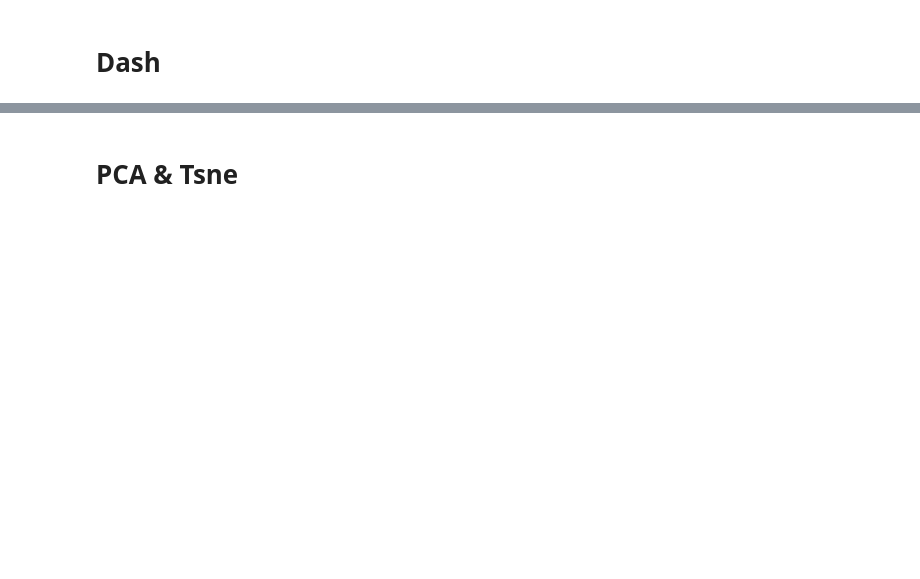
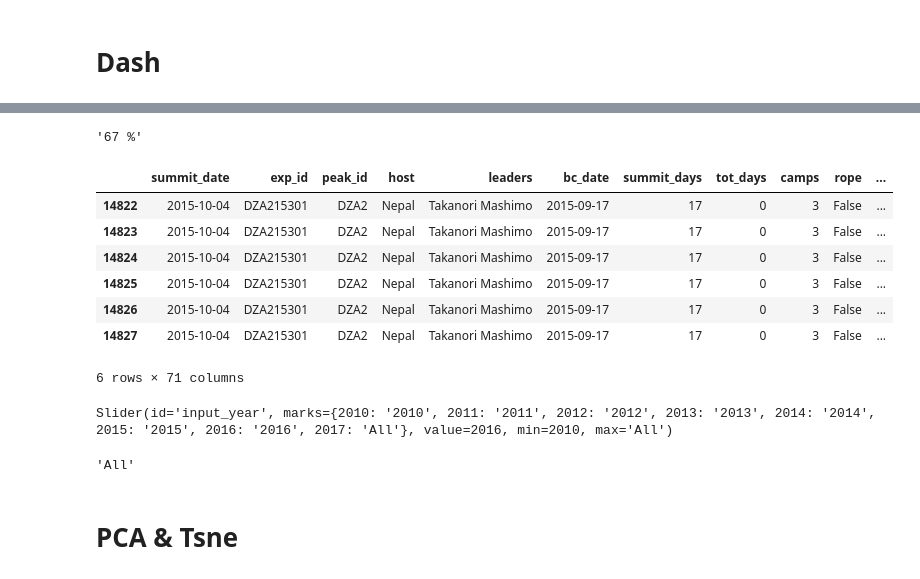
Before and after one commit to JeremyDel/himalaya-project, a Jupyter notebook: himalaya-project/kyril.ipynb, the cells around one changed output, grey strips where cells are left out. Drawn from its saved outputs; the diff is of its cells as text; code cells hidden in the pictures; blank space fills up the shorter version.

```diff
--- a/himalaya-project/kyril.ipynb
+++ b/himalaya-project/kyril.ipynb
@@ -925,3 +723,76 @@ app.run_server("inline",port=8060)
+# %%
+if season=='All':
+    season = ''
+
+dff = df[(df.peak_name==peak)\
+         &(df.year == int(year))\
+         &(df.season.str.contains(season))]
+
+alt = int(df.loc[df.peak_name==peak, 'peak_height'].mean())
+climb = dff.shape[0]
+if climb == 0:
+    rate = 0
+else:
+    rate = round(len(dff[dff['summit_success']==True])/climb*100)
+rate = f'{rate} %'
+
+rate
+# %% [output]
+'67 %'
+# %%
+df[df['peak_name']=='Dzanye II']
+# %% [output]
+|  | summit_date | exp_id | peak_id | host | leaders | bc_date | summit_days | tot_days | camps | rope | ... |
+| 14822 | 2015-10-04 | DZA215301 | DZA2 | Nepal | Takanori Mashimo | 2015-09-17 | 17 | 0 | 3 | False | ... |
+| 14823 | 2015-10-04 | DZA215301 | DZA2 | Nepal | Takanori Mashimo | 2015-09-17 | 17 | 0 | 3 | False | ... |
+| 14824 | 2015-10-04 | DZA215301 | DZA2 | Nepal | Takanori Mashimo | 2015-09-17 | 17 | 0 | 3 | False | ... |
+| 14825 | 2015-10-04 | DZA215301 | DZA2 | Nepal | Takanori Mashimo | 2015-09-17 | 17 | 0 | 3 | False | ... |
+| 14826 | 2015-10-04 | DZA215301 | DZA2 | Nepal | Takanori Mashimo | 2015-09-17 | 17 | 0 | 3 | False | ... |
+| 14827 | 2015-10-04 | DZA215301 | DZA2 | Nepal | Takanori Mashimo | 2015-09-17 | 17 | 0 | 3 | False | ... |
+6 rows × 71 columns
+# %%
+import dash_core_components as dcc
+
+years = {i : str(i) for i in range(df.year.min(), df.year.max()+1)}
+years.update({df.year.max()+1 : 'All'})
+
+peak, year, season = 'Everest', '2010', 'Spring'
+
+if year == 'All':
+    dff = df[(df.peak_name==peak)\
+                 &(df.year <= list(years.keys())[-1])\
+                 &(df.season.str.contains(season))]
+else:
+    dff = df[(df.peak_name==peak)\
+             &(df.year == int(year))\
+             &(df.season.str.contains(season))]
+
+dcc.Slider(
+        id='input_year',
+        min=df.year.min(),
+        max='All',
+        step=None,
+        marks=years,
+        value=df.year.max()
+    )
+# %% [output]
+Slider(id='input_year', marks={2010: '2010', 2011: '2011', 2012: '2012', 2013: '2013', 2014: '2014', 2015: '2015', 2016: '2016', 2017: 'All'}, value=2016, min=2010, max='All')
+# %%
+dcc.Slider(
+    min=0,
+    max=4,
+    step=None,
+    marks={
+        0: 'Spring',
+        1: 'Summer',
+        2: 'Autumn',
+        3: 'Winter',
+        4: 'All'
+    },
+    value=4
+)
+# %% [output]
+'All'
 # %% [markdown]
 # PCA & Tsne
 # %%
```
Also changed, not shown: parts of 49 cells of this notebook, 6 other files.
